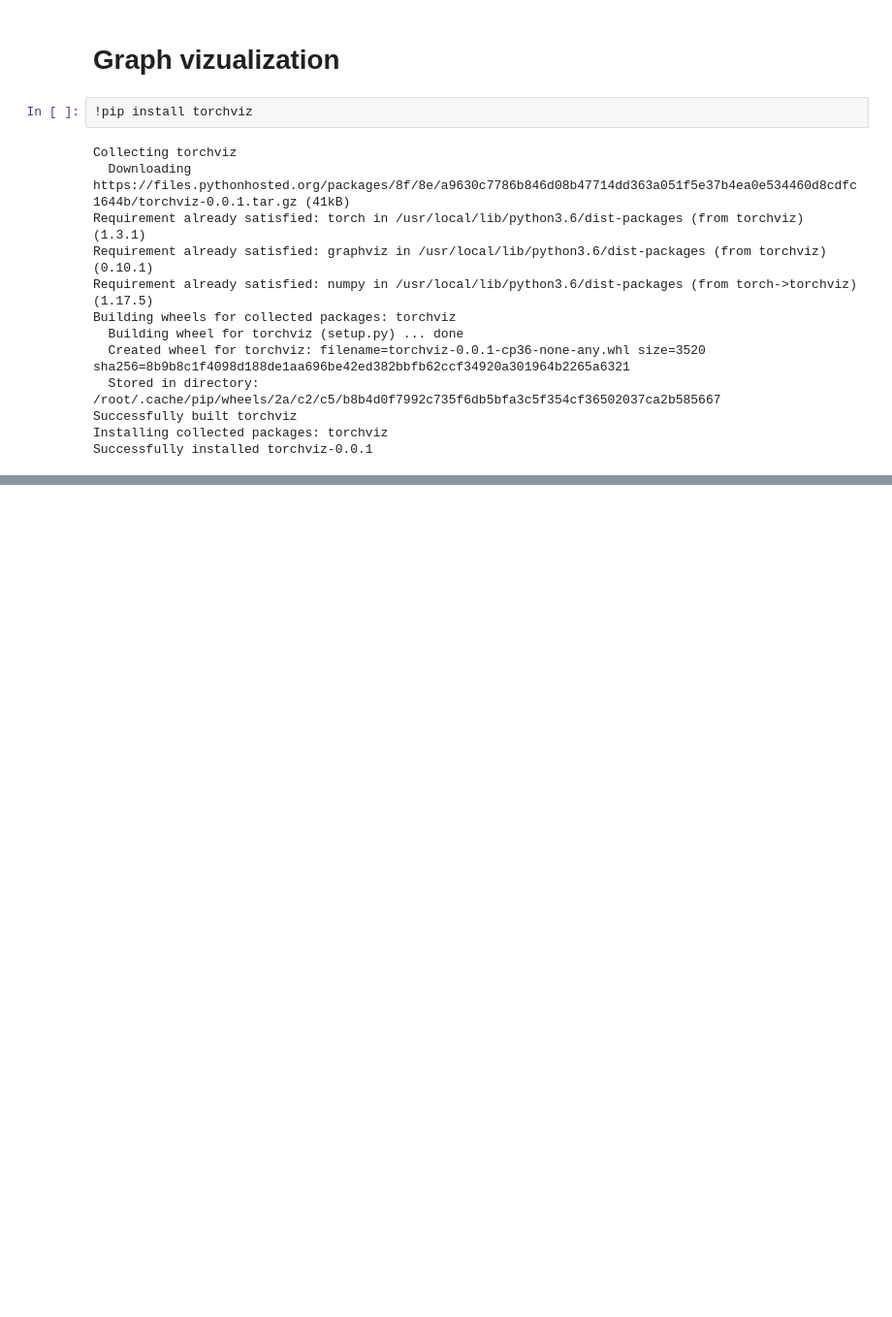
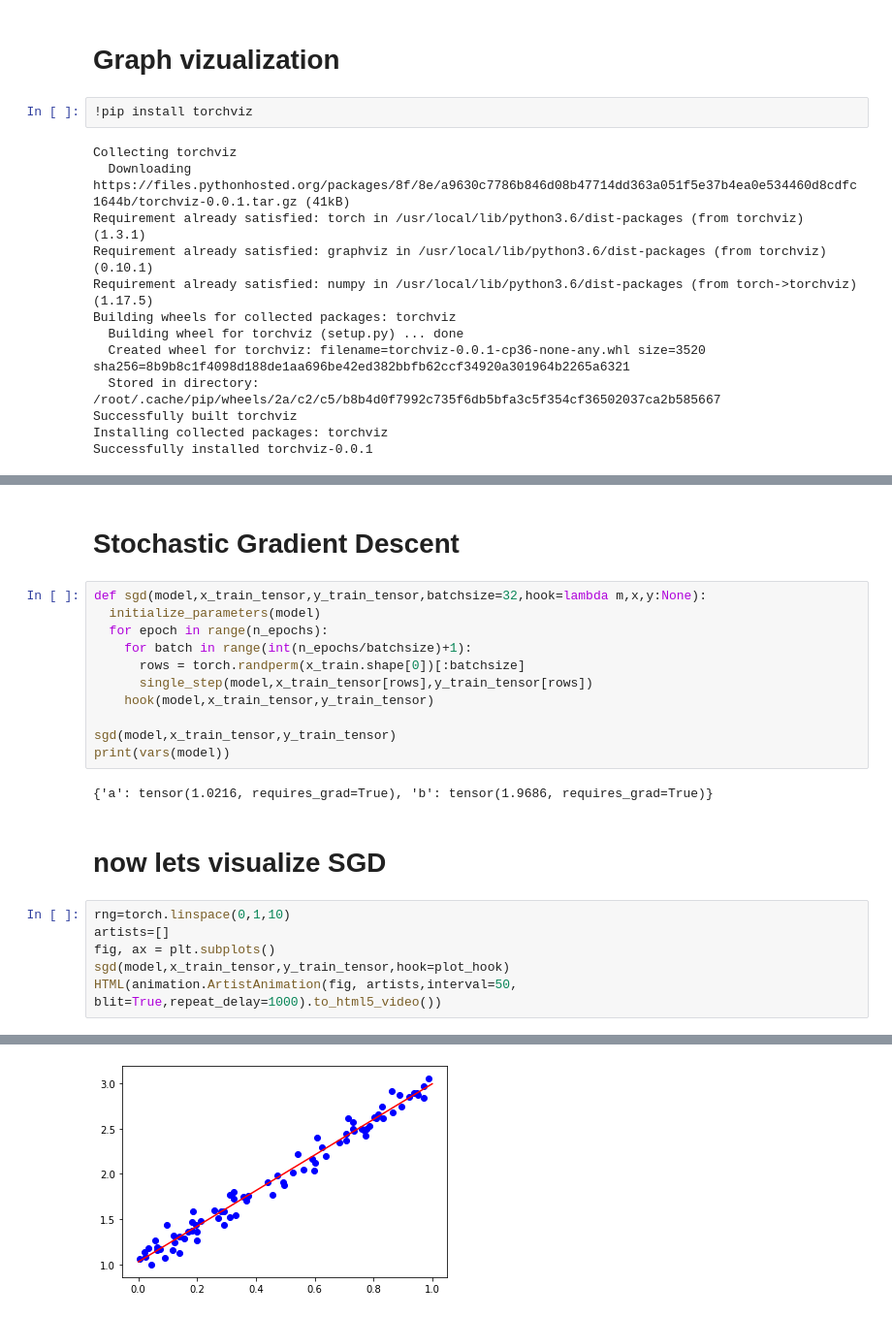
Before and after one commit to WestCoastML/pytorch_tutorial, a Jupyter notebook: pytorch_tutorial1.ipynb, the cells around one changed output, grey strips where cells are left out. Shown: that part at 97% size. Cells and saved outputs as stored; diff of their text form; blank space fills up the shorter version.

```diff
--- a/pytorch_tutorial1.ipynb
+++ b/pytorch_tutorial1.ipynb
@@ -92,0 +256,24 @@ timeit.timeit("func(1)", setup="from __main__ import func",number=10000)
+# %% [markdown]
+# Stochastic Gradient Descent
+# %%
+def sgd(model,x_train_tensor,y_train_tensor,batchsize=32,hook=lambda m,x,y:None):
+  initialize_parameters(model)
+  for epoch in range(n_epochs):
+    for batch in range(int(n_epochs/batchsize)+1):
+      rows = torch.randperm(x_train.shape[0])[:batchsize]
+      single_step(model,x_train_tensor[rows],y_train_tensor[rows])
+    hook(model,x_train_tensor,y_train_tensor)
+
+sgd(model,x_train_tensor,y_train_tensor)
+print(vars(model))
+# %% [output]
+{'a': tensor(1.0216, requires_grad=True), 'b': tensor(1.9686, requires_grad=True)}
+# %% [markdown]
+# now lets visualize SGD
+# %%
+rng=torch.linspace(0,1,10)
+artists=[]
+fig, ax = plt.subplots()
+sgd(model,x_train_tensor,y_train_tensor,hook=plot_hook)
+HTML(animation.ArtistAnimation(fig, artists,interval=50, blit=True,repeat_delay=1000).to_html5_video())
+# %% [output]
@@ -92,0 +281 @@ timeit.timeit("func(1)", setup="from __main__ import func",number=10000)
+[figure, added]
```
Also changed, not shown: parts of 23 cells of this notebook.
